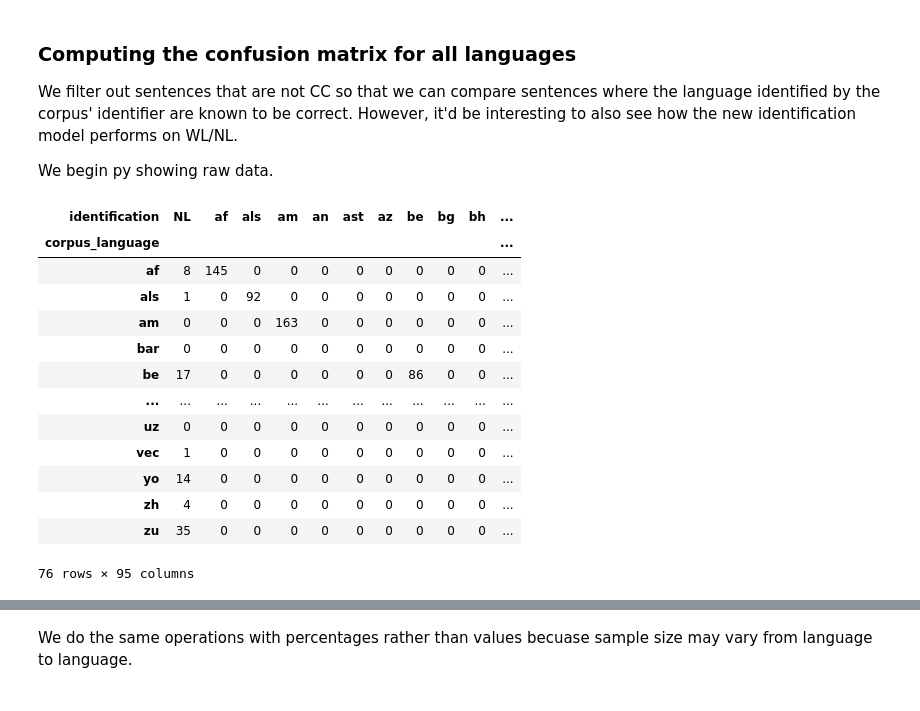
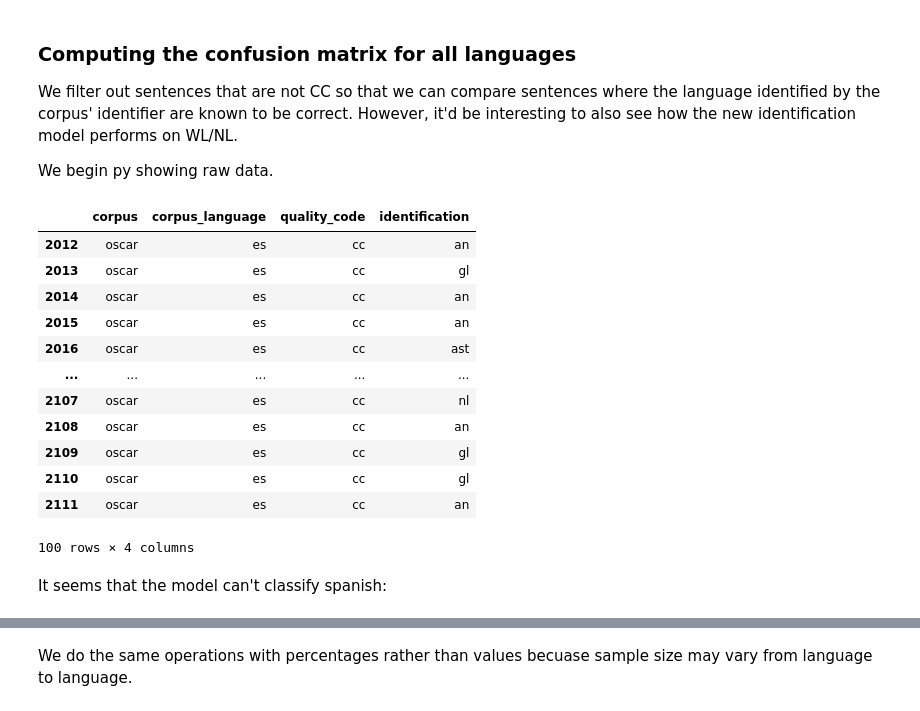
Before and after one commit to oscar-project/OSCAR-CommonCrawl-Collab, a Jupyter notebook: langid/pipline.ipynb, the cells around one changed output, grey strips where cells are left out. Drawn from its saved outputs; the diff is of its cells as text; code cells hidden in the pictures.

Commit message:
add comments and revel spanish issue

```diff
--- a/langid/pipline.ipynb
+++ b/langid/pipline.ipynb
@@ -479,22 +479,22 @@ We begin py showing raw data.
 # %%
 #evl_pandas = pd.read_pickle("eval_data.pkl")
 
 
 eval_only_cc = evl_pandas[evl_pandas["quality_code"] == "cc"]
 conf_mtx = pd.crosstab(eval_only_cc["corpus_language"], eval_only_cc["identification"])
-conf_mtx
 # %% [output]
-| identification | NL | af | als | am | an | ast | az | be | bg | bh | ... |
-| corpus_language |  |  |  |  |  |  |  |  |  |  | ... |
-| af | 8 | 145 | 0 | 0 | 0 | 0 | 0 | 0 | 0 | 0 | ... |
-| als | 1 | 0 | 92 | 0 | 0 | 0 | 0 | 0 | 0 | 0 | ... |
-| am | 0 | 0 | 0 | 163 | 0 | 0 | 0 | 0 | 0 | 0 | ... |
-| bar | 0 | 0 | 0 | 0 | 0 | 0 | 0 | 0 | 0 | 0 | ... |
-| be | 17 | 0 | 0 | 0 | 0 | 0 | 0 | 86 | 0 | 0 | ... |
-| ... | ... | ... | ... | ... | ... | ... | ... | ... | ... | ... | ... |
-| uz | 0 | 0 | 0 | 0 | 0 | 0 | 0 | 0 | 0 | 0 | ... |
-| vec | 1 | 0 | 0 | 0 | 0 | 0 | 0 | 0 | 0 | 0 | ... |
-| yo | 14 | 0 | 0 | 0 | 0 | 0 | 0 | 0 | 0 | 0 | ... |
-| zh | 4 | 0 | 0 | 0 | 0 | 0 | 0 | 0 | 0 | 0 | ... |
-| zu | 35 | 0 | 0 | 0 | 0 | 0 | 0 | 0 | 0 | 0 | ... |
+|  | corpus | corpus_language | quality_code | identification |
+| 2012 | oscar | es | cc | an |
+| 2013 | oscar | es | cc | gl |
+| 2014 | oscar | es | cc | an |
+| 2015 | oscar | es | cc | an |
+| 2016 | oscar | es | cc | ast |
+| ... | ... | ... | ... | ... |
+| 2107 | oscar | es | cc | nl |
+| 2108 | oscar | es | cc | an |
+| 2109 | oscar | es | cc | gl |
+| 2110 | oscar | es | cc | gl |
+| 2111 | oscar | es | cc | an |
-76 rows × 95 columns
+100 rows × 4 columns
+# %% [markdown]
+It seems that the model can't classify spanish:
```
Also changed, not shown: parts of 4 cells of this notebook.
